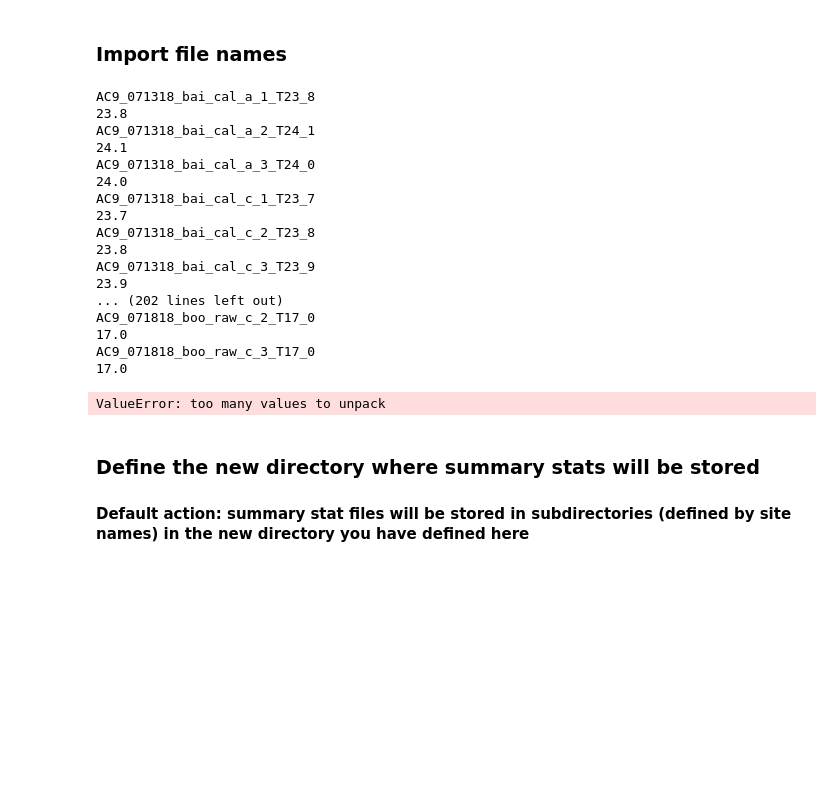
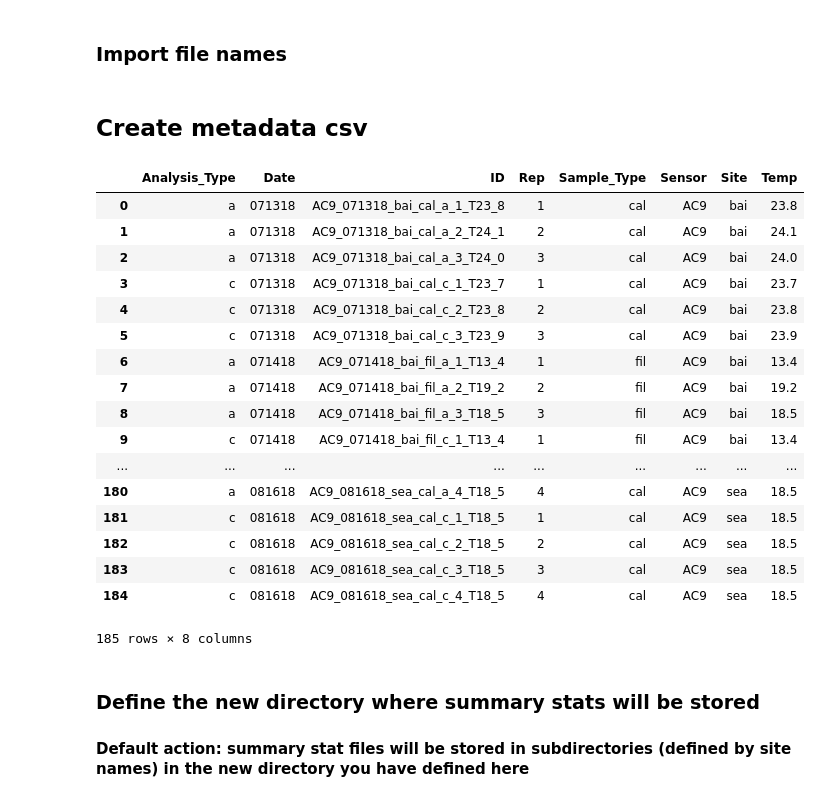
Before and after one commit to catherinekuhn/FreshwatersOpticsToolkit, a Jupyter notebook: Code/ABOVE_AC9_read_files.ipynb, the cells around one changed output. Saved outputs shown, nothing was run; the diff lists cells and outputs as text; code cells hidden in the pictures; blank space fills up the shorter version.

```diff
--- a/Code/ABOVE_AC9_read_files.ipynb
+++ b/Code/ABOVE_AC9_read_files.ipynb
@@ -61,46 +61,63 @@ directories = os.listdir(raw_data_file_path)
 # This removes any hidden files that os.listdir is picking up from your list of subdirectories
 # (was picking up .DS_store)
 directories = [subdirectory for subdirectory in directories if not subdirectory.startswith('.')]
+# %% [markdown]
+## Create metadata csv
 # %%
+basenames = []
 date = []
 site = []
 sample_type = []
 abs_type = []
 rep = []
 temp = []
 
 for i in get_subdirectories(raw_data_file_path):
     file_list = sorted(glob.glob(raw_data_file_path+'/'+i+'/*.dat'))
     for j in file_list:
+        if 'field' in j:
+            continue
         basename = j.split('/')[-1].split('.')[0]
+        basenames.append(basename)
         Sensor, Date, Site, Sample_Type, Abs_Type, Rep, T1, T2= basename.split('_')
         T = float(T1.lstrip('T')+'.'+T2)
         date.append(Date)
         site.append(Site)
         sample_type.append(Sample_Type)
         abs_type.append(Abs_Type)
+        rep.append(Rep)
+        temp.append(T)
 
-        print basename
-        print T
+df = pd.DataFrame(
+    {'Sensor':'AC9',
+     'ID':basenames,
+     'Date': date,
+     'Site': site,
+     'Sample_Type': sample_type,
+     'Analysis_Type': abs_type,
+     'Rep': rep,
+     'Temp': temp,
+    })
+df
 # %% [output]
+|  | Analysis_Type | Date | ID | Rep | Sample_Type | Sensor | Site | Temp |
+| 0 | a | 071318 | AC9_071318_bai_cal_a_1_T23_8 | 1 | cal | AC9 | bai | 23.8 |
+| 1 | a | 071318 | AC9_071318_bai_cal_a_2_T24_1 | 2 | cal | AC9 | bai | 24.1 |
+| 2 | a | 071318 | AC9_071318_bai_cal_a_3_T24_0 | 3 | cal | AC9 | bai | 24.0 |
+| 3 | c | 071318 | AC9_071318_bai_cal_c_1_T23_7 | 1 | cal | AC9 | bai | 23.7 |
+| 4 | c | 071318 | AC9_071318_bai_cal_c_2_T23_8 | 2 | cal | AC9 | bai | 23.8 |
+| 5 | c | 071318 | AC9_071318_bai_cal_c_3_T23_9 | 3 | cal | AC9 | bai | 23.9 |
+| 6 | a | 071418 | AC9_071418_bai_fil_a_1_T13_4 | 1 | fil | AC9 | bai | 13.4 |
+| 7 | a | 071418 | AC9_071418_bai_fil_a_2_T19_2 | 2 | fil | AC9 | bai | 19.2 |
+| 8 | a | 071418 | AC9_071418_bai_fil_a_3_T18_5 | 3 | fil | AC9 | bai | 18.5 |
+| 9 | c | 071418 | AC9_071418_bai_fil_c_1_T13_4 | 1 | fil | AC9 | bai | 13.4 |
+| ... | ... | ... | ... | ... | ... | ... | ... | ... |
+| 180 | a | 081618 | AC9_081618_sea_cal_a_4_T18_5 | 4 | cal | AC9 | sea | 18.5 |
+| 181 | c | 081618 | AC9_081618_sea_cal_c_1_T18_5 | 1 | cal | AC9 | sea | 18.5 |
+| 182 | c | 081618 | AC9_081618_sea_cal_c_2_T18_5 | 2 | cal | AC9 | sea | 18.5 |
+| 183 | c | 081618 | AC9_081618_sea_cal_c_3_T18_5 | 3 | cal | AC9 | sea | 18.5 |
+| 184 | c | 081618 | AC9_081618_sea_cal_c_4_T18_5 | 4 | cal | AC9 | sea | 18.5 |
-AC9_071318_bai_cal_a_1_T23_8
-23.8
-AC9_071318_bai_cal_a_2_T24_1
-24.1
-AC9_071318_bai_cal_a_3_T24_0
-24.0
-AC9_071318_bai_cal_c_1_T23_7
-23.7
-AC9_071318_bai_cal_c_2_T23_8
-23.8
-AC9_071318_bai_cal_c_3_T23_9
-23.9
-... (202 lines left out)
-AC9_071818_boo_raw_c_2_T17_0
-17.0
-AC9_071818_boo_raw_c_3_T17_0
-17.0
+185 rows × 8 columns
-ValueError: too many values to unpack
 # %%
 # Create dictionary  storing subdirectory/site names (keys)
 # and lists of files within each subdirectory (entries)
```
